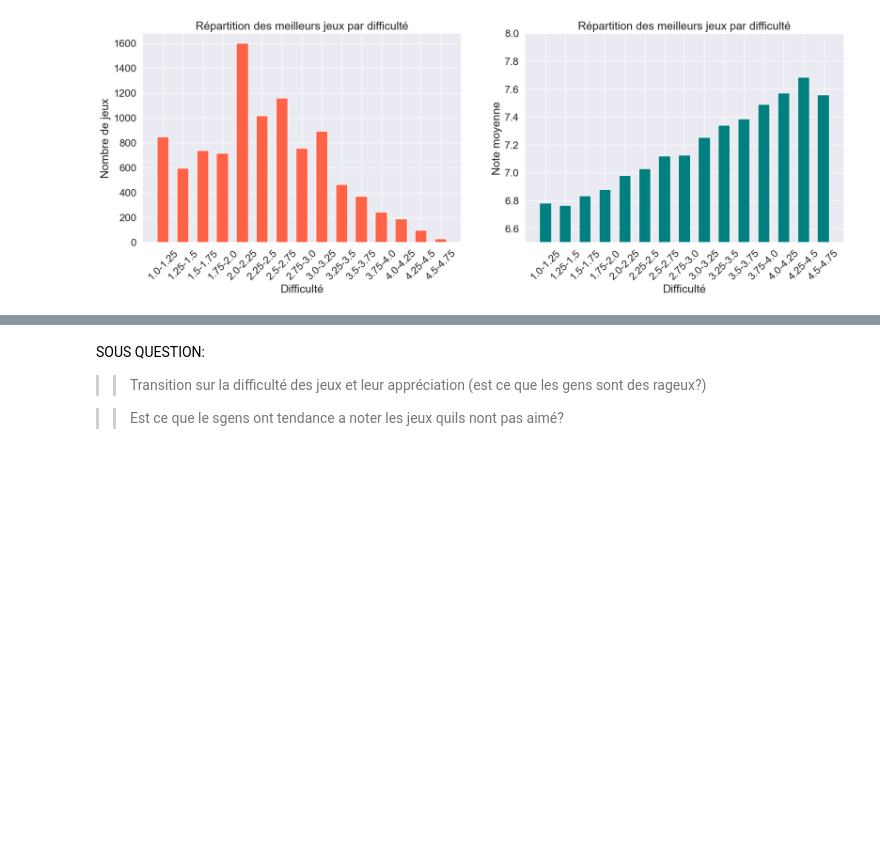
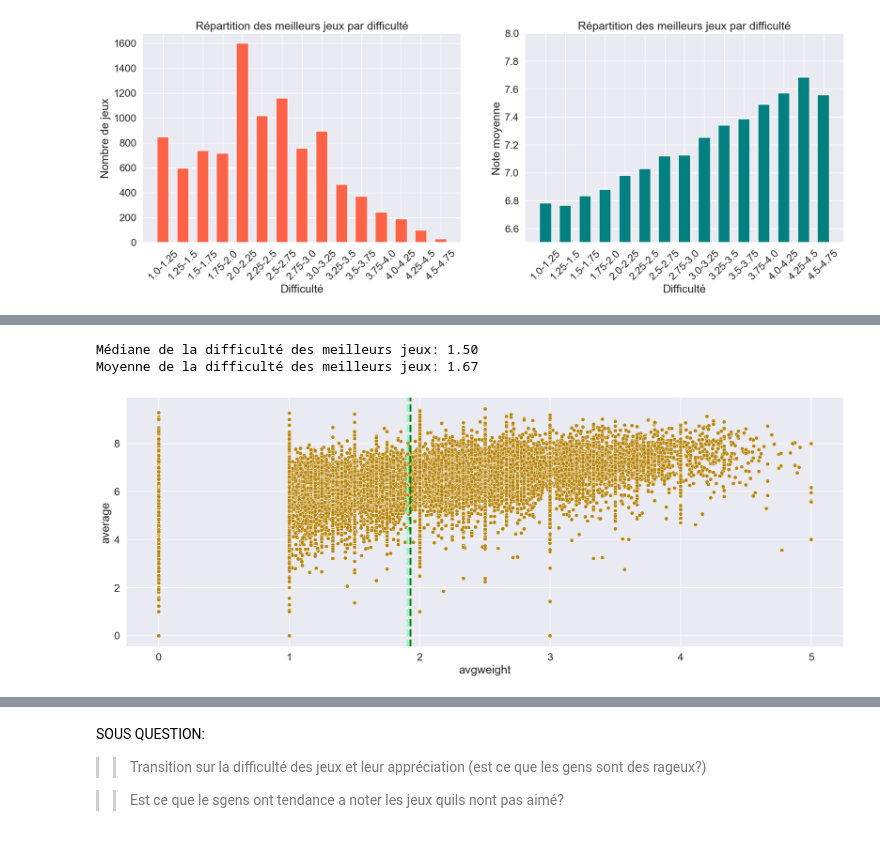
Before and after one commit to LOISGALLAUD/issd, a Jupyter notebook: PROJET/LGALLAUD.ipynb, the cells around one changed output, grey strips where cells are left out. Saved outputs shown, nothing was run; the diff lists cells and outputs as text; code cells hidden in the pictures; blank space fills up the shorter version.

```diff
--- a/PROJET/LGALLAUD.ipynb
+++ b/PROJET/LGALLAUD.ipynb
@@ -554,0 +729,16 @@ bad_years = pd.DataFrame(bad_games['yearpublished'])
+# %%
+total_mean_difficulty = df['avgweight'].mean()
+total_median_difficulty = df['avgweight'].median()
+
+print(f"Médiane de la difficulté des meilleurs jeux: {bad_median_difficulty:.2f}")
+print(f"Moyenne de la difficulté des meilleurs jeux: {bad_mean_difficulty:.2f}")
+
+plt.figure(figsize=(20,7))
+sns.scatterplot(data=df, x='avgweight', y='average', color="darkgoldenrod")
+plt.axvline(total_mean_difficulty, color='green', linestyle='dashed', linewidth=3)
+plt.axvline(total_median_difficulty, color='aquamarine', linestyle='dashed', linewidth=3)
+plt.show()
+# %% [output]
+Médiane de la difficulté des meilleurs jeux: 1.50
+Moyenne de la difficulté des meilleurs jeux: 1.67
+[figure, added]
```
Also changed, not shown: parts of 31 cells of this notebook, 2 other files.
